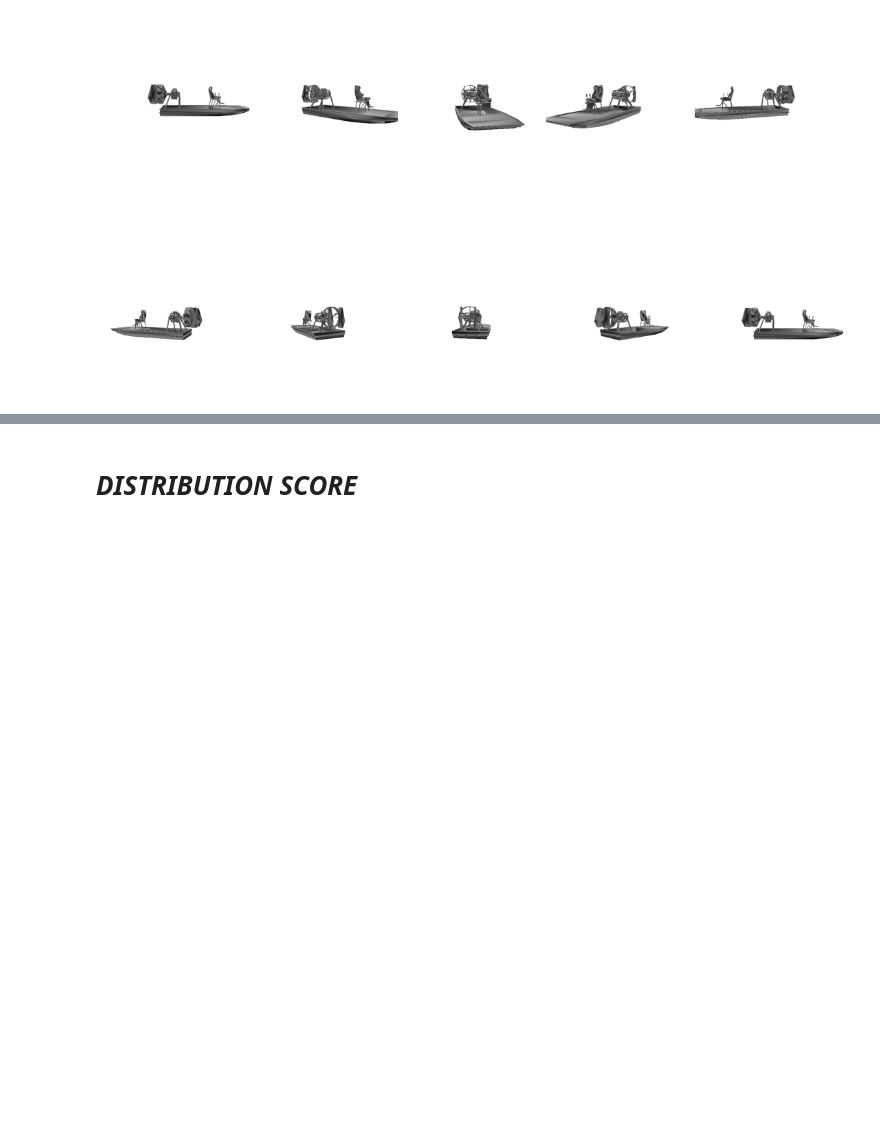
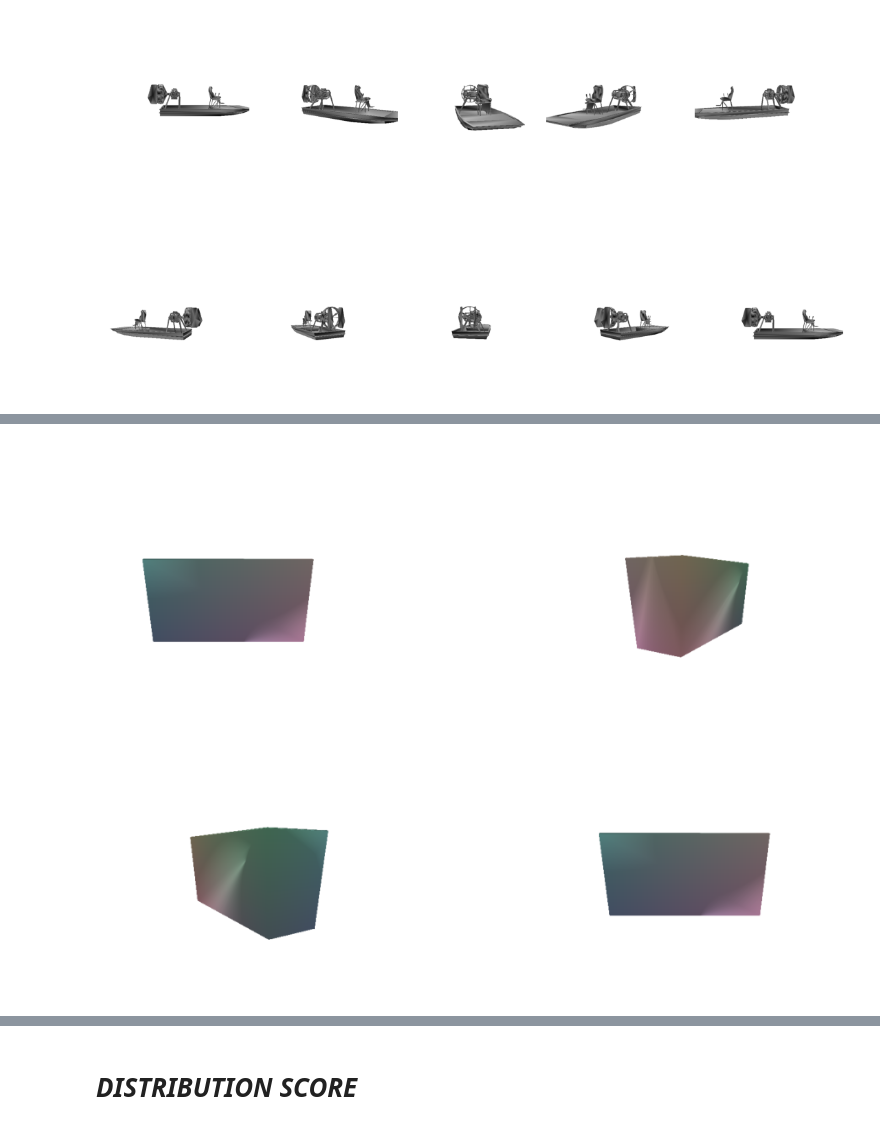
Before and after one commit to r1cc4r2o/point-e, a Jupyter notebook: pointrender.ipynb, the cells around one changed output, grey strips where cells are left out. Saved outputs shown, nothing was run; the diff lists cells and outputs as text; code cells hidden in the pictures; blank space fills up the shorter version.

```diff
--- a/pointrender.ipynb
+++ b/pointrender.ipynb
@@ -618,0 +812,5 @@ point_cloud = sample_points_from_meshes(mesh, 4096)
+# %%
+image_grid(images_obj[10][:,:,:,:3], rows=2, cols=2, rgb=True)
+plt.show()
+# %% [output]
+[figure, added]
```
Also changed, not shown: parts of 40 cells of this notebook, 1 other file.
